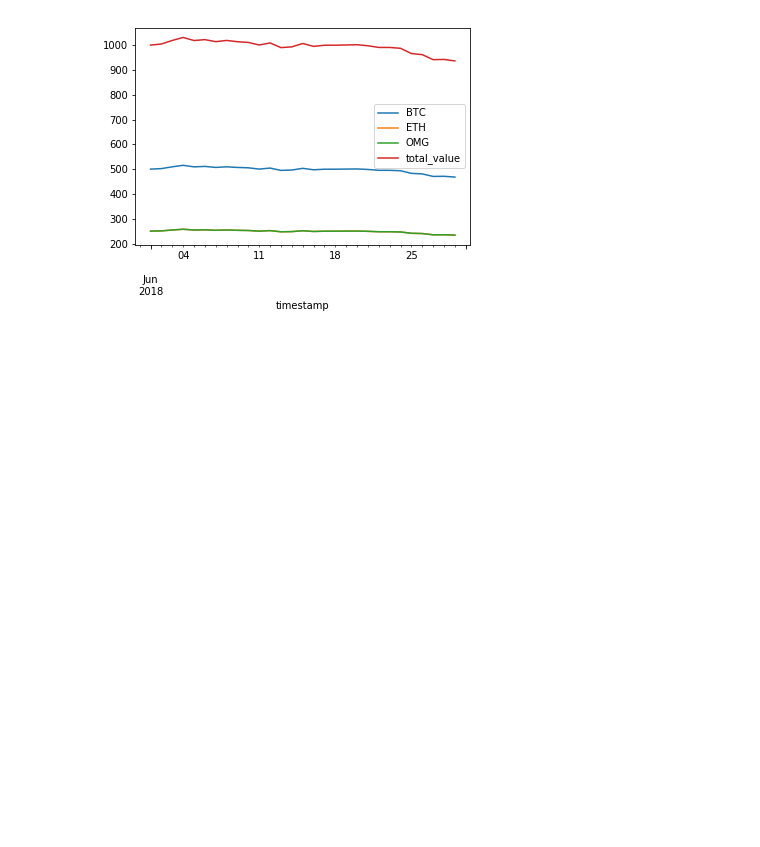
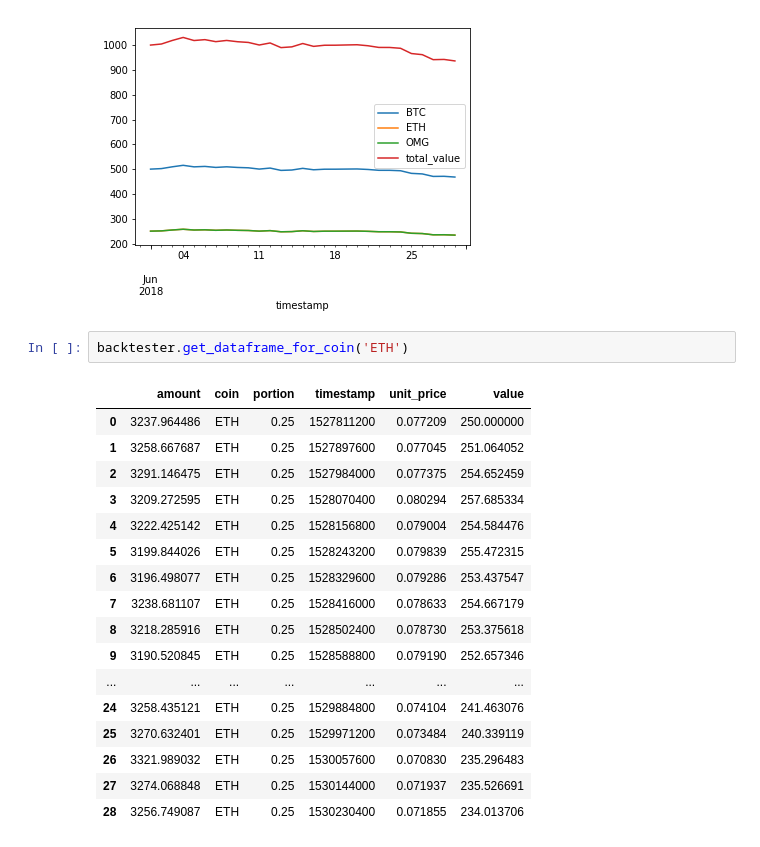
Before and after one commit to IntelligentTrading/clover, a Jupyter notebook: notebooks/portfolio_backtesting.ipynb, the cells around one changed output. Cells and saved outputs as stored; diff of their text form; blank space fills up the shorter version.

```diff
--- a/notebooks/portfolio_backtesting.ipynb
+++ b/notebooks/portfolio_backtesting.ipynb
@@ -61,3 +61,23 @@ df.plot()
 # %% [output]
 <matplotlib.axes._subplots.AxesSubplot at 0x...>
 [figure]
+# %%
+backtester.get_dataframe_for_coin('ETH')
+# %% [output]
+|  | amount | coin | portion | timestamp | unit_price | value |
+| 0 | 3237.964486 | ETH | 0.25 | 1527811200 | 0.077209 | 250.000000 |
+| 1 | 3258.667687 | ETH | 0.25 | 1527897600 | 0.077045 | 251.064052 |
+| 2 | 3291.146475 | ETH | 0.25 | 1527984000 | 0.077375 | 254.652459 |
+| 3 | 3209.272595 | ETH | 0.25 | 1528070400 | 0.080294 | 257.685334 |
+| 4 | 3222.425142 | ETH | 0.25 | 1528156800 | 0.079004 | 254.584476 |
+| 5 | 3199.844026 | ETH | 0.25 | 1528243200 | 0.079839 | 255.472315 |
+| 6 | 3196.498077 | ETH | 0.25 | 1528329600 | 0.079286 | 253.437547 |
+| 7 | 3238.681107 | ETH | 0.25 | 1528416000 | 0.078633 | 254.667179 |
+| 8 | 3218.285916 | ETH | 0.25 | 1528502400 | 0.078730 | 253.375618 |
+| 9 | 3190.520845 | ETH | 0.25 | 1528588800 | 0.079190 | 252.657346 |
+| ... | ... | ... | ... | ... | ... | ... |
+| 24 | 3258.435121 | ETH | 0.25 | 1529884800 | 0.074104 | 241.463076 |
+| 25 | 3270.632401 | ETH | 0.25 | 1529971200 | 0.073484 | 240.339119 |
+| 26 | 3321.989032 | ETH | 0.25 | 1530057600 | 0.070830 | 235.296483 |
+| 27 | 3274.068848 | ETH | 0.25 | 1530144000 | 0.071937 | 235.526691 |
+| 28 | 3256.749087 | ETH | 0.25 | 1530230400 | 0.071855 | 234.013706 |
```
Also changed, not shown: parts of 2 cells of this notebook, 5 other files.
